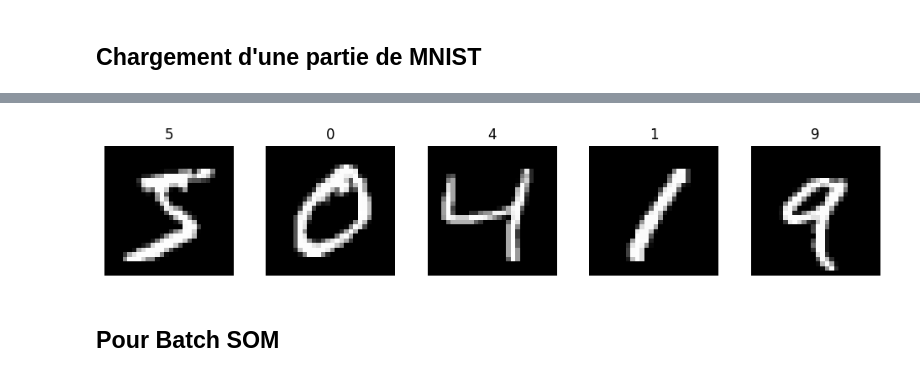
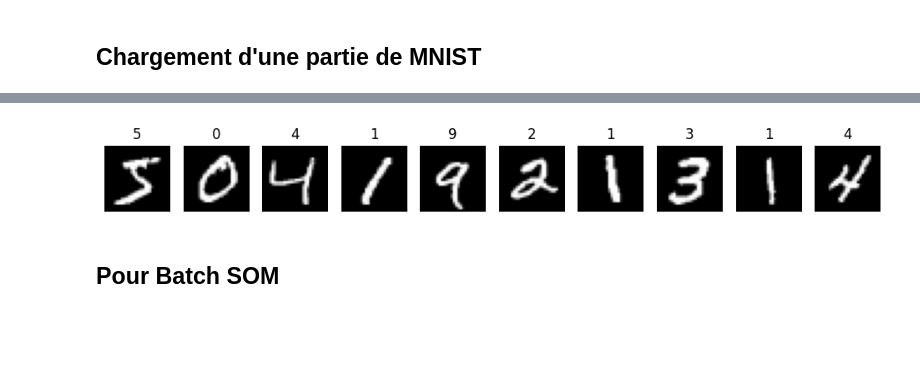
Before and after one commit to W1ll1amCA/SOM-DESOM, a Jupyter notebook: notebooks/resultats_empiriques.ipynb, the cells around one changed output, grey strips where cells are left out. Cells and saved outputs as stored; diff of their text form; code cells hidden in the pictures; blank space fills up the shorter version.

```diff
--- a/notebooks/resultats_empiriques.ipynb
+++ b/notebooks/resultats_empiriques.ipynb
@@ -63,5 +67,5 @@ print(y_test.shape)
 # %%
-show_examples(X_train, y_train, n=5)
+show_examples(X_train, y_train, n=10)
 # %% [output]
-[figure, old version]
+[figure, new version]
 # %%
```
Also changed, not shown: parts of 41 cells of this notebook, 57 other files.
